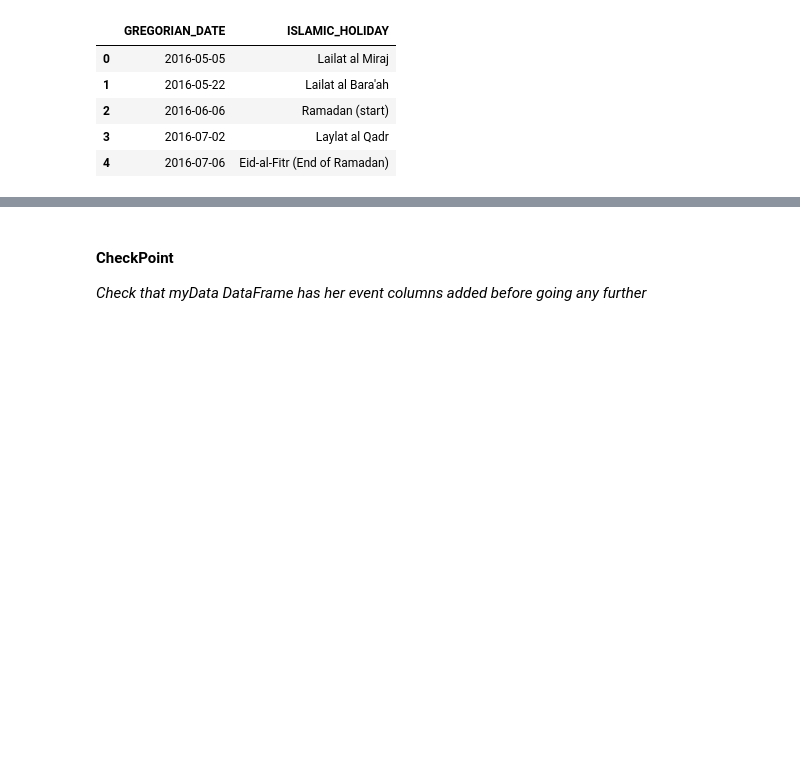
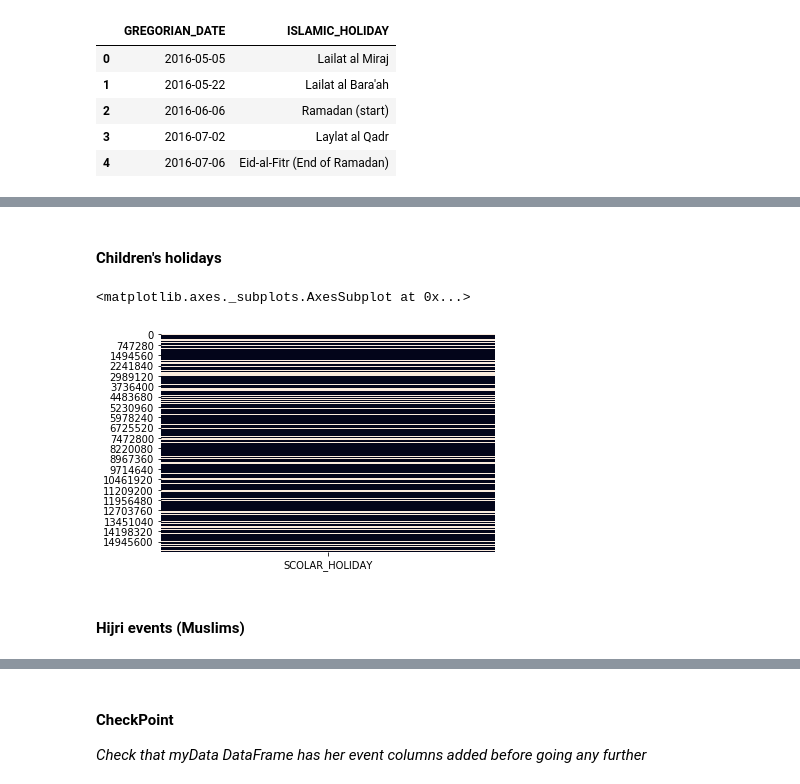
Before and after one commit to IsmailELY/Machine_Learning_for_Forecasting_Sales, a Jupyter notebook: First_step.ipynb, the cells around one changed output, grey strips where cells are left out. Cells and saved outputs as stored; diff of their text form; code cells hidden in the pictures; blank space fills up the shorter version.

```diff
--- a/First_step.ipynb
+++ b/First_step.ipynb
@@ -170,0 +147,11 @@ hijri_serie.head(),hijri_serie.size
+# %% [markdown]
+#### Children's holidays
+# %%
+myData2["SCOLAR_HOLIDAY"]=0
+myData2.loc[(myData2["GREGORIAN_DATE"].isin(scolar_holi["GREGORIAN_DATE"].tolist())),"SCOLAR_HOLIDAY"]=1
+sns.heatmap(myData2["SCOLAR_HOLIDAY"].to_frame(),cbar=False)
+# %% [output]
+<matplotlib.axes._subplots.AxesSubplot at 0x...>
+[figure, added]
+# %% [markdown]
+#### Hijri events (Muslims)
```
Also changed, not shown: parts of 23 cells of this notebook.
